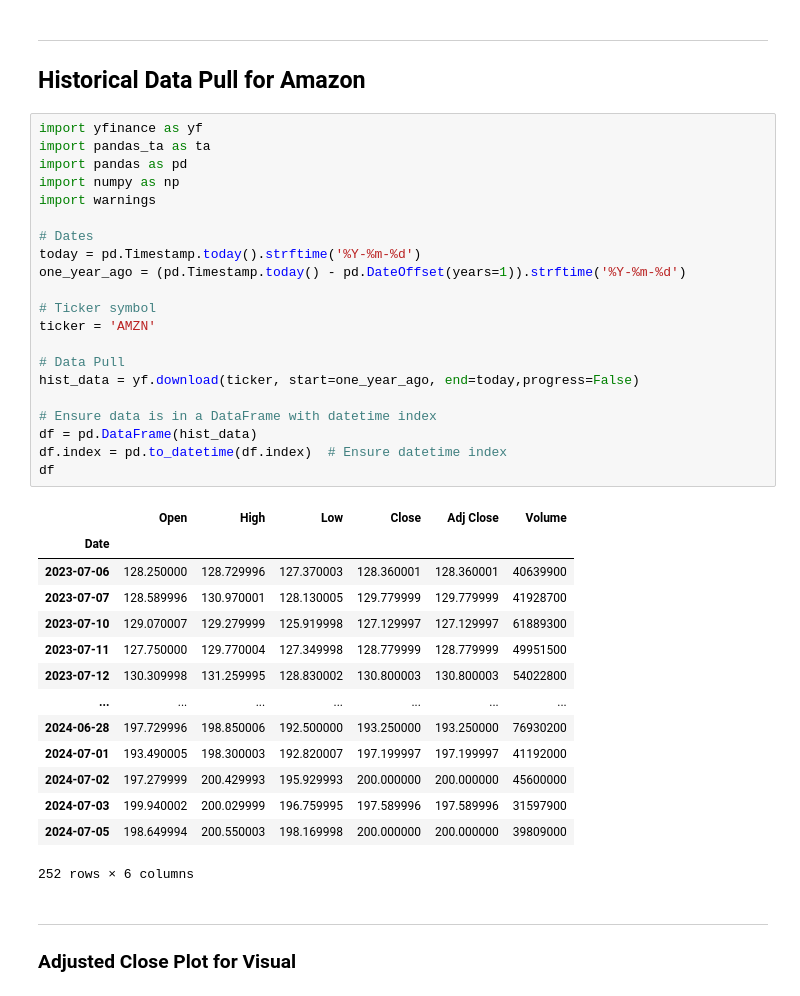
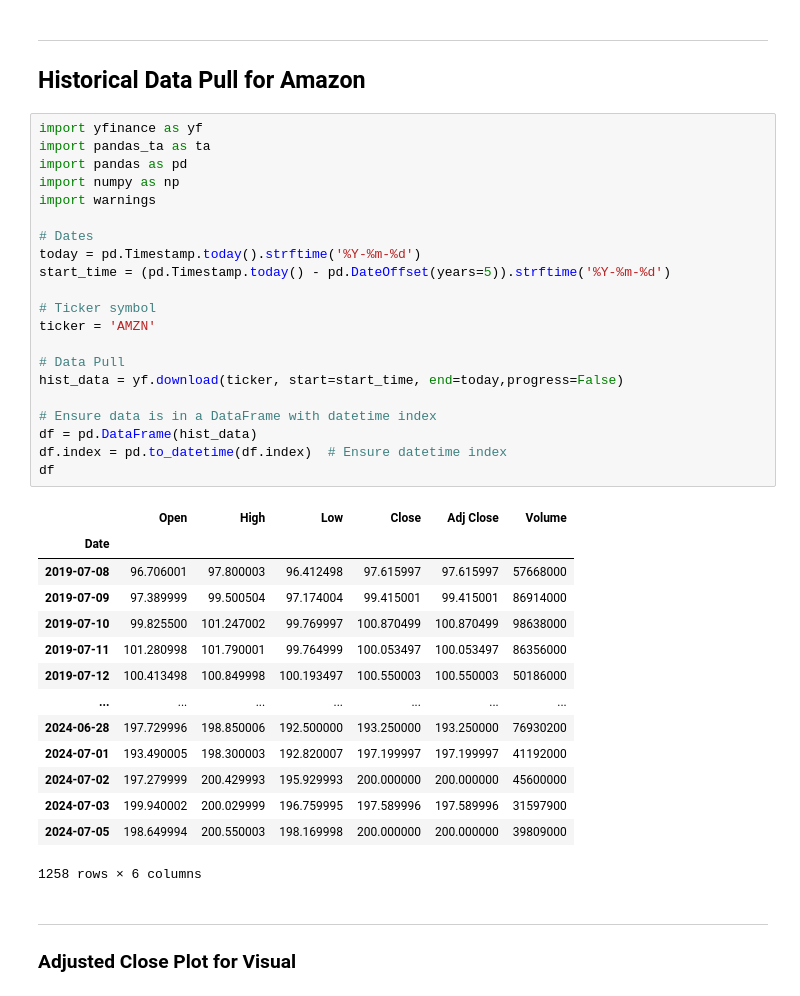
Before and after one commit to sflyranger/Stock_Price_Machine_Learning_Project, a Jupyter notebook: Amazon Stock Prediction Model.ipynb, the cells around one changed output. Saved outputs shown, nothing was run; the diff lists cells and outputs as text.

```diff
--- a/Amazon Stock Prediction Model.ipynb
+++ b/Amazon Stock Prediction Model.ipynb
@@ -6,39 +6,39 @@
 # %%
 import yfinance as yf
 import pandas_ta as ta
 import pandas as pd
 import numpy as np
 import warnings
 
 # Dates
 today = pd.Timestamp.today().strftime('%Y-%m-%d')
-one_year_ago = (pd.Timestamp.today() - pd.DateOffset(years=1)).strftime('%Y-%m-%d')
+start_time = (pd.Timestamp.today() - pd.DateOffset(years=5)).strftime('%Y-%m-%d')
 
 # Ticker symbol
 ticker = 'AMZN'
 
 # Data Pull
-hist_data = yf.download(ticker, start=one_year_ago, end=today,progress=False)
+hist_data = yf.download(ticker, start=start_time, end=today,progress=False)
 
 # Ensure data is in a DataFrame with datetime index
 df = pd.DataFrame(hist_data)
 df.index = pd.to_datetime(df.index)  # Ensure datetime index
 df
 # %% [output]
 |  | Open | High | Low | Close | Adj Close | Volume |
 | Date |  |  |  |  |  |  |
-| 2023-07-06 | 128.250000 | 128.729996 | 127.370003 | 128.360001 | 128.360001 | 40639900 |
-| 2023-07-07 | 128.589996 | 130.970001 | 128.130005 | 129.779999 | 129.779999 | 41928700 |
-| 2023-07-10 | 129.070007 | 129.279999 | 125.919998 | 127.129997 | 127.129997 | 61889300 |
-| 2023-07-11 | 127.750000 | 129.770004 | 127.349998 | 128.779999 | 128.779999 | 49951500 |
-| 2023-07-12 | 130.309998 | 131.259995 | 128.830002 | 130.800003 | 130.800003 | 54022800 |
+| 2019-07-08 | 96.706001 | 97.800003 | 96.412498 | 97.615997 | 97.615997 | 57668000 |
+| 2019-07-09 | 97.389999 | 99.500504 | 97.174004 | 99.415001 | 99.415001 | 86914000 |
+| 2019-07-10 | 99.825500 | 101.247002 | 99.769997 | 100.870499 | 100.870499 | 98638000 |
+| 2019-07-11 | 101.280998 | 101.790001 | 99.764999 | 100.053497 | 100.053497 | 86356000 |
+| 2019-07-12 | 100.413498 | 100.849998 | 100.193497 | 100.550003 | 100.550003 | 50186000 |
 | ... | ... | ... | ... | ... | ... | ... |
 | 2024-06-28 | 197.729996 | 198.850006 | 192.500000 | 193.250000 | 193.250000 | 76930200 |
 | 2024-07-01 | 193.490005 | 198.300003 | 192.820007 | 197.199997 | 197.199997 | 41192000 |
 | 2024-07-02 | 197.279999 | 200.429993 | 195.929993 | 200.000000 | 200.000000 | 45600000 |
 | 2024-07-03 | 199.940002 | 200.029999 | 196.759995 | 197.589996 | 197.589996 | 31597900 |
 | 2024-07-05 | 198.649994 | 200.550003 | 198.169998 | 200.000000 | 200.000000 | 39809000 |
-252 rows × 6 columns
+1258 rows × 6 columns
 # %% [markdown]
 -----------------------------------
 ### Adjusted Close Plot for Visual
```
Also changed, not shown: parts of 6 cells of this notebook, 6 other files.
